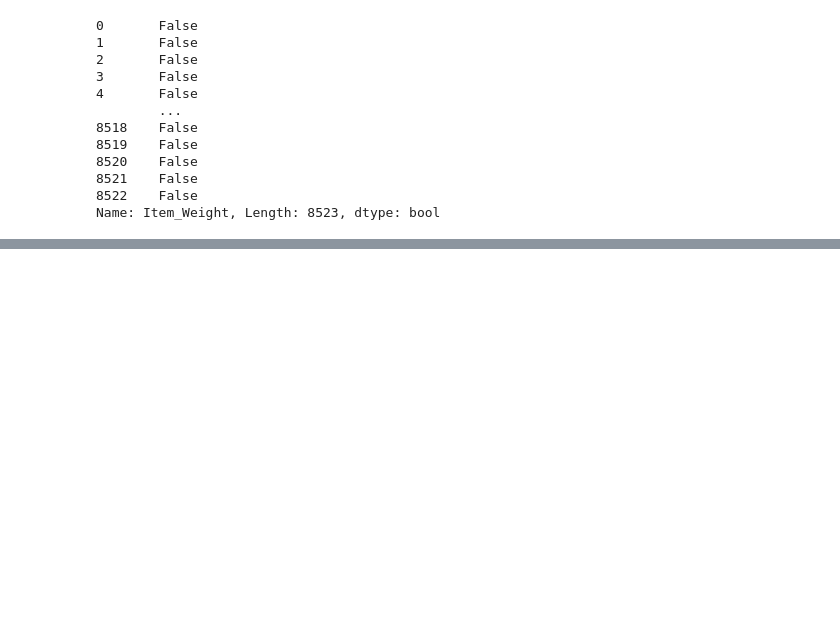
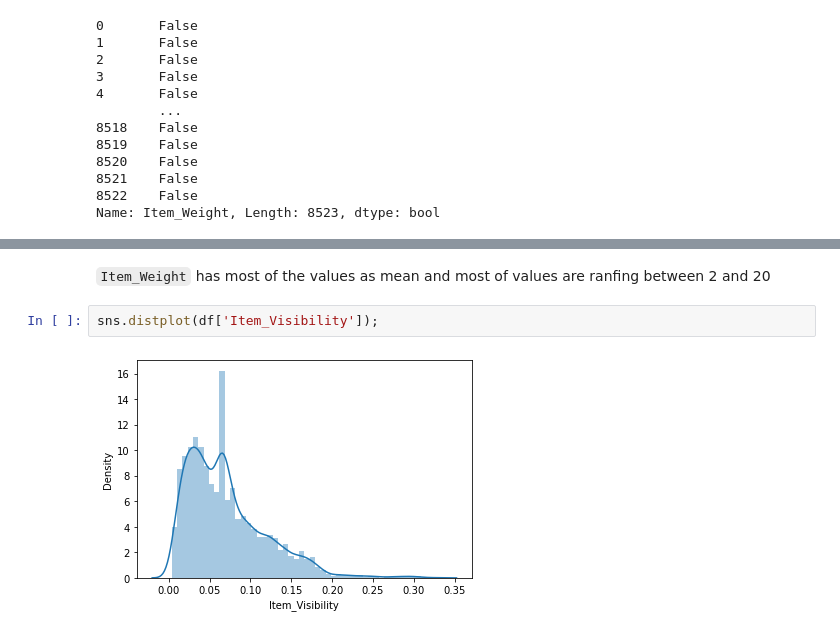
Before and after one commit to Priya-088/SuperMart_sales_prediction, a Jupyter notebook: Product_sales_prediction.ipynb, the cells around one changed output, grey strips where cells are left out. Drawn from its saved outputs; the diff is of its cells as text; blank space fills up the shorter version.

```diff
--- a/Product_sales_prediction.ipynb
+++ b/Product_sales_prediction.ipynb
@@ -272,0 +399,6 @@ df.Item_Weight.isnull().sum()
+# %% [markdown]
+`Item_Weight` has most of the values as mean and most of values are ranfing between 2 and 20
+# %%
+sns.distplot(df['Item_Visibility']);
+# %% [output]
+[figure, added]
```
Also changed, not shown: parts of 56 cells of this notebook, 1 other file.
